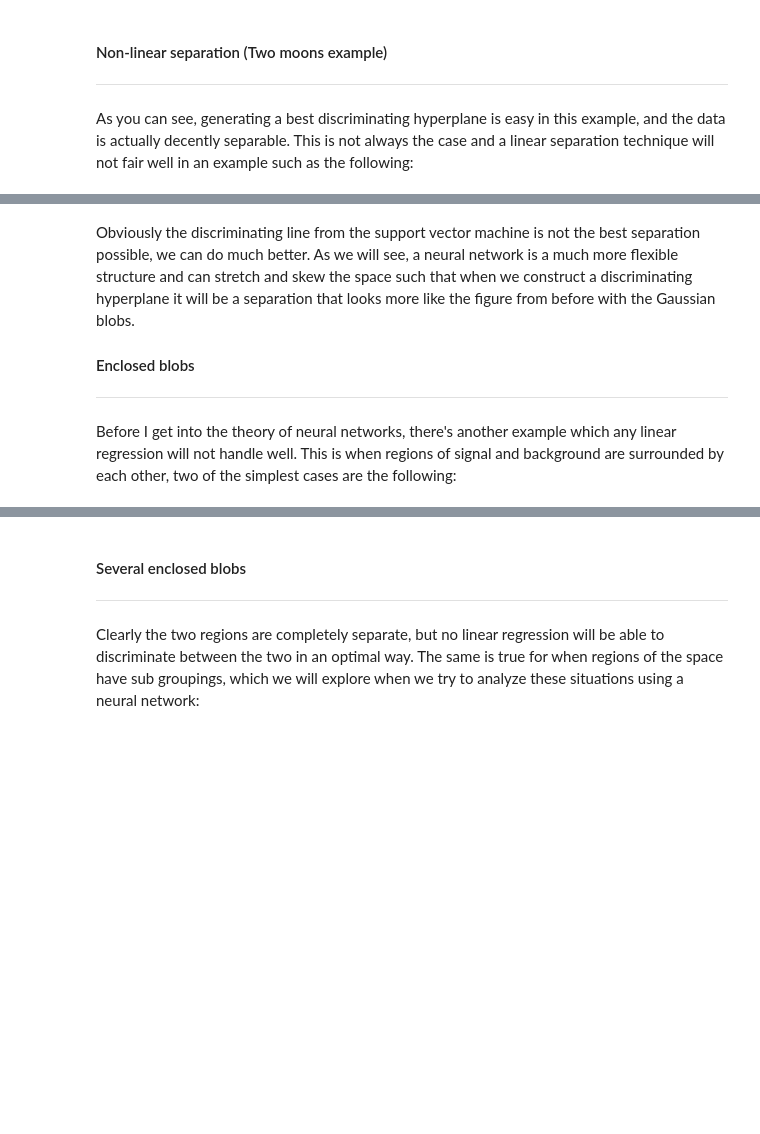
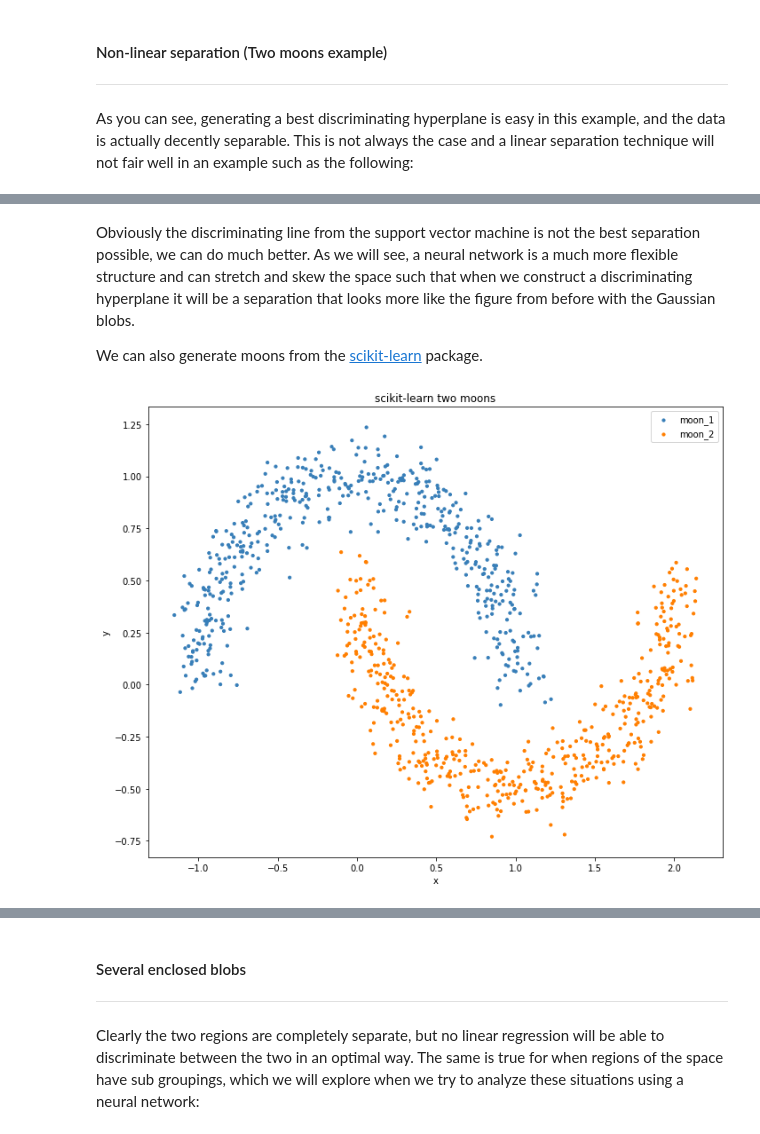
Before and after one commit to infophysics/machine_learning_tutorials, a Jupyter notebook: notebooks/MachineLearningBasics-PartI.ipynb, the cells around one changed output, grey strips where cells are left out. Cells and saved outputs as stored; diff of their text form; code cells hidden in the pictures; blank space fills up the shorter version.

```diff
--- a/notebooks/MachineLearningBasics-PartI.ipynb
+++ b/notebooks/MachineLearningBasics-PartI.ipynb
@@ -124,6 +156,22 @@ plot_two_moons(x_1,y_1,x_2,y_2,xx,yy)
 # %% [markdown]
 Obviously the discriminating line from the support vector machine is not the best separation possible, we can do much better. As we will see, a neural network is a much more flexible structure and can stretch and skew the space such that when we construct a discriminating hyperplane it will be a separation that looks more like the figure from before with the Gaussian blobs.
 
-#### Enclosed blobs
--------------------
-Before I get into the theory of neural networks, there's another example which any linear regression will not handle well. This is when regions of signal and background are surrounded by each other, two of the simplest cases are the following:
+We can also generate moons from the [scikit-learn](https://scikit-learn.org/stable/modules/generated/sklearn.datasets.make_moons.html#sklearn.datasets.make_moons) package.
+# %%
+"""
+Generate two-moons from the scikit-learn package.
+"""
+from sklearn.datasets import make_moons
+from ml_helpers import plot_2d_classification
+# generate samples and labels
+x, y = make_moons(
+    n_samples=1000,     # number of samples to generate
+    shuffle=False,      # whether to shuffle the samples
+    noise=.1,           # standard deviation of Gaussian noise added
+    random_state=0      # seed for the random generation
+)
+
+# plot examples
+plot_2d_classification(x,y,title='scikit-learn two moons',names=['moon_1','moon_2'])
+# %% [output]
+[figure, added]
```
Also changed, not shown: parts of 12 cells of this notebook, 2 other files.
